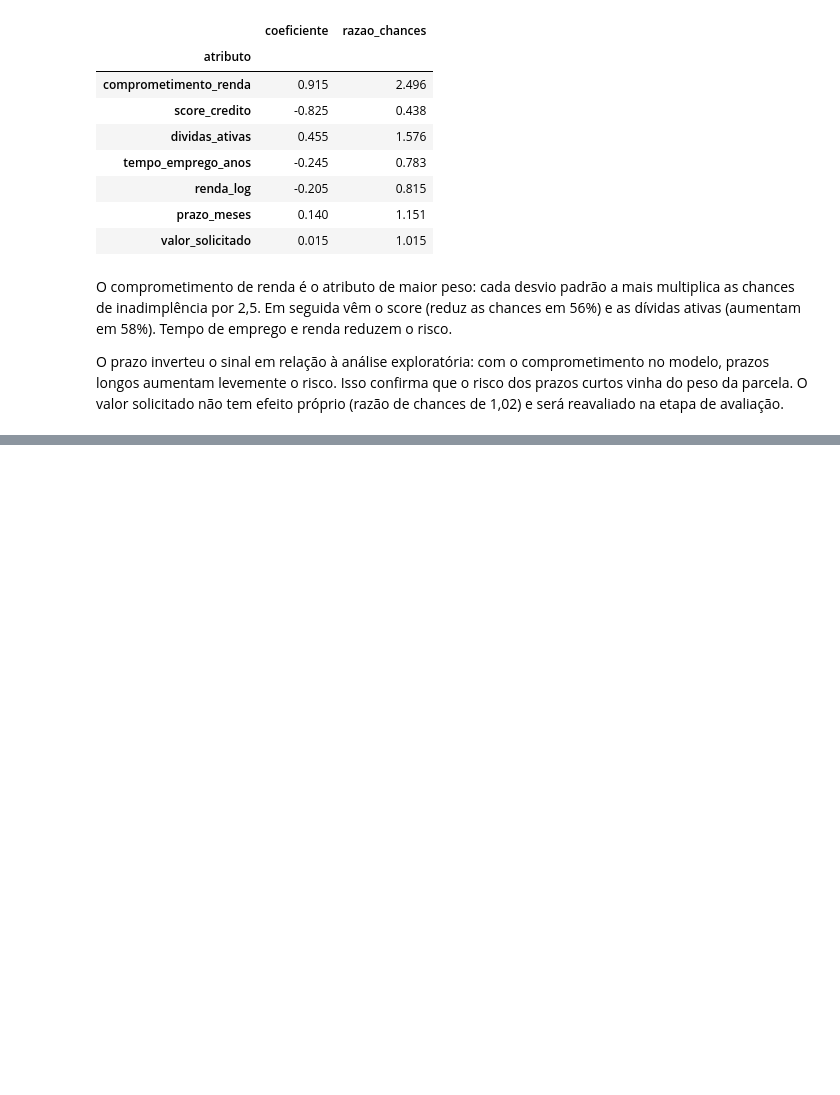
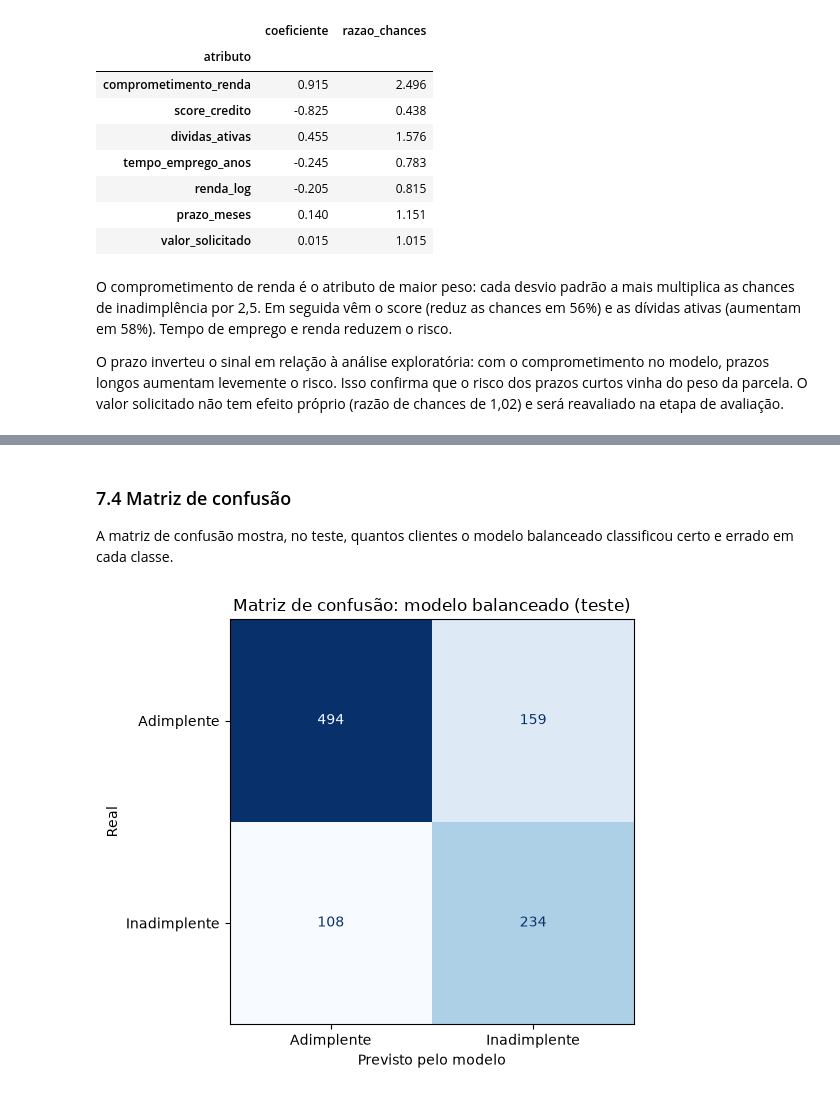
Before and after one commit to dudamark/desafio-credito-credair, a Jupyter notebook: notebooks/analise_credito.ipynb, the cells around one changed output, grey strips where cells are left out. Drawn from its saved outputs; the diff is of its cells as text; code cells hidden in the pictures; blank space fills up the shorter version.

Commit message:
feat: adiciona avaliacao do modelo e README

```diff
--- a/notebooks/analise_credito.ipynb
+++ b/notebooks/analise_credito.ipynb
@@ -1109,0 +1173,11 @@ O prazo inverteu o sinal em relação à análise exploratória: com o compromet
+# %%
+modelo_balanceado = Pipeline([
+    ("padronizacao", StandardScaler()),
+    ("regressao", LogisticRegression(class_weight="balanced"))
+])
+
+modelo_balanceado.fit(X_treino, y_treino)
+
+resultados_avaliacao.loc["Regressão Logística balanceada (teste)"] = pd.Series(avaliar(modelo_balanceado, X_teste, y_teste))
+
+resultados_avaliacao.round(3)
@@ -1109,0 +1194,24 @@ O prazo inverteu o sinal em relação à análise exploratória: com o compromet
+# %% [markdown]
+### 7.4 Matriz de confusão
+
+A matriz de confusão mostra, no teste, quantos clientes o modelo balanceado classificou certo e errado em cada classe.
+# %%
+from sklearn.metrics import ConfusionMatrixDisplay
+
+fig, ax = plt.subplots(figsize=(6, 5))
+ConfusionMatrixDisplay.from_estimator(
+    modelo_balanceado,
+    X_teste,
+    y_teste,
+    display_labels=["Adimplente", "Inadimplente"],
+    cmap="Blues",
+    colorbar=False,
+    ax=ax
+)
+ax.set_title("Matriz de confusão: modelo balanceado (teste)")
+ax.set_xlabel("Previsto pelo modelo")
+ax.set_ylabel("Real")
+plt.tight_layout()
+plt.show()
+# %% [output]
+[figure, added]
```
Also changed, not shown: parts of 17 cells of this notebook, 1 other file.
